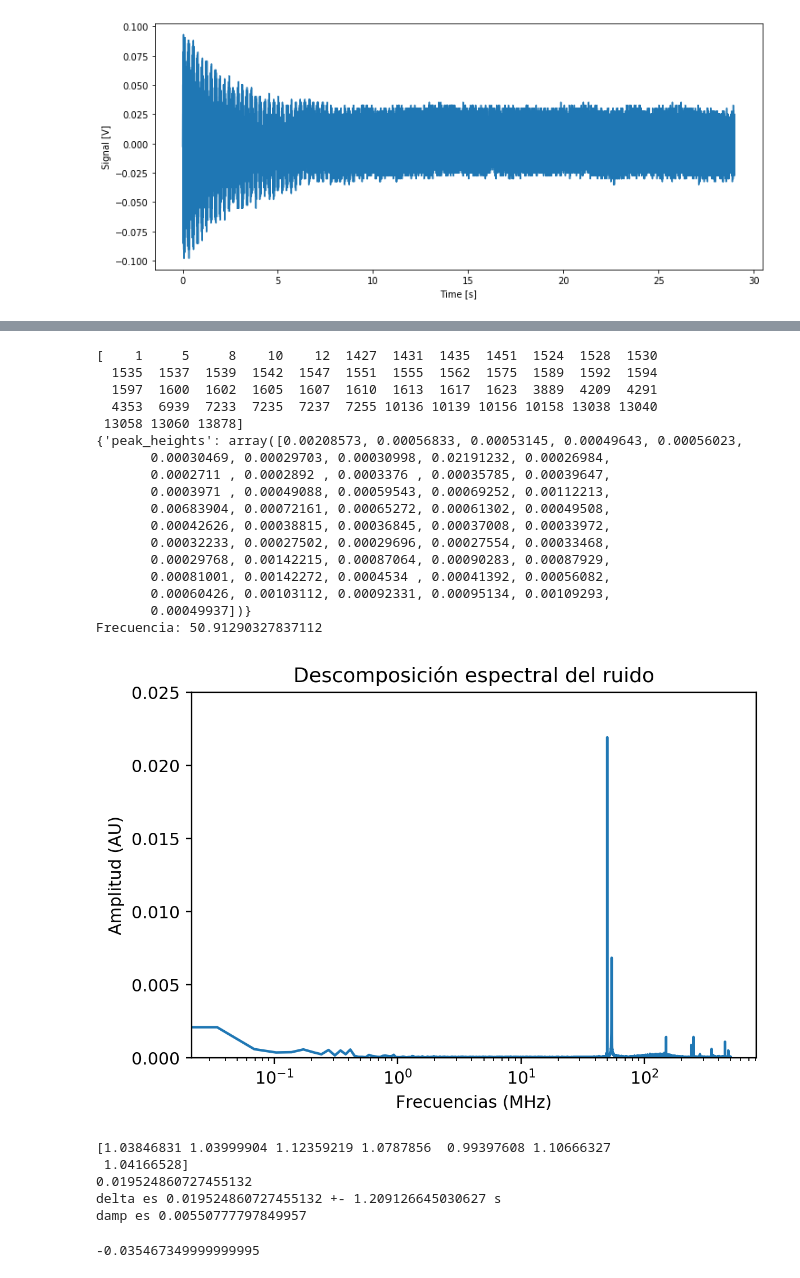
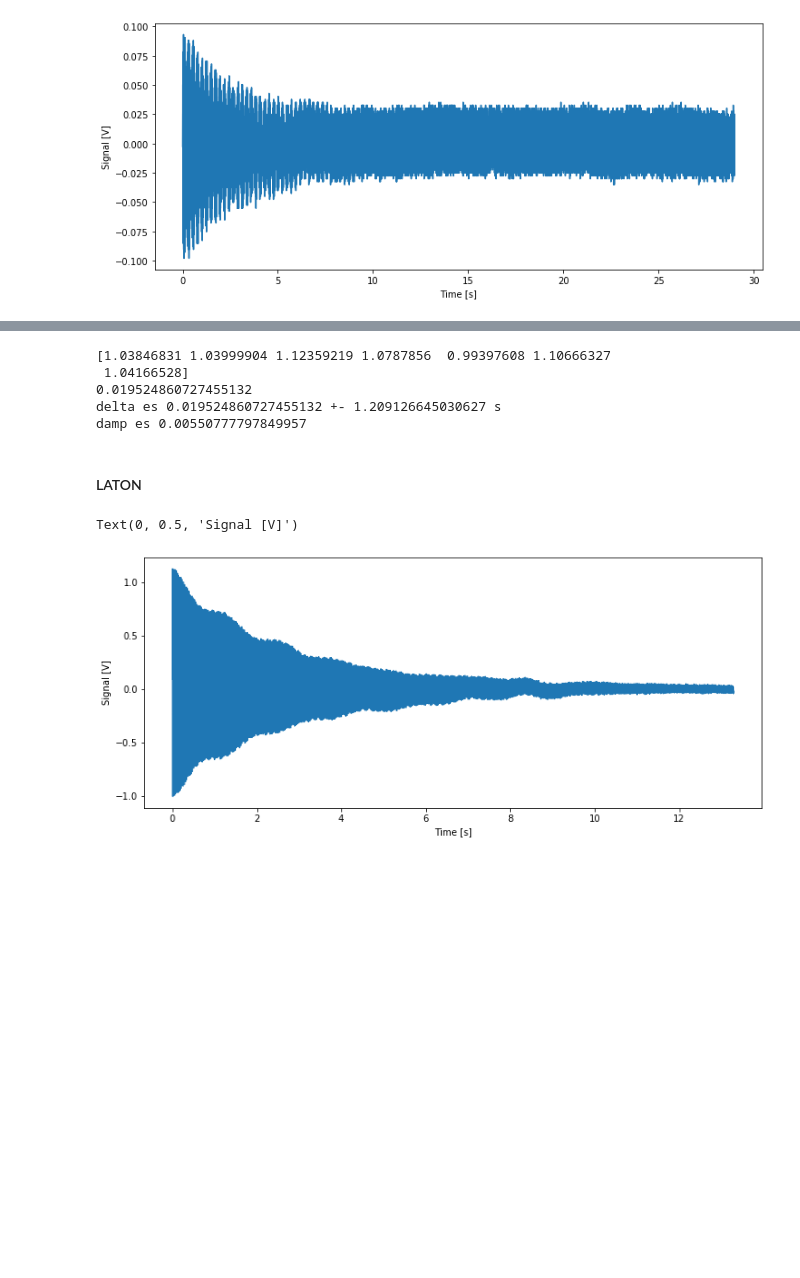
Before and after one commit to LunaKadysz/Laboratorio-4, a Jupyter notebook: Practica3/Practica3.ipynb, the cells around one changed output, grey strips where cells are left out. Cells and saved outputs as stored; diff of their text form; code cells hidden in the pictures; blank space fills up the shorter version.

```diff
--- a/Practica3/Practica3.ipynb
+++ b/Practica3/Practica3.ipynb
@@ -375,31 +379,3 @@ Text(0, 0.5, 'Signal [V]')
-# %%
-%matplotlib qt
-fsamp = 1/0.001
-MakeSpectralPlot(v, fsamp)
-plt.ylim(0,0.025)
-#plt.xlim(0.2,10)
-
-f_ = np.array(plt.ginput(2))
-print(f'Frecuencia: {np.median([f_[0][0] ,f_[1][0] ])}')
-# %% [output]
-[    1     5     8    10    12  1427  1431  1435  1451  1524  1528  1530
-  1535  1537  1539  1542  1547  1551  1555  1562  1575  1589  1592  1594
-  1597  1600  1602  1605  1607  1610  1613  1617  1623  3889  4209  4291
-  4353  6939  7233  7235  7237  7255 10136 10139 10156 10158 13038 13040
- 13058 13060 13878]
-{'peak_heights': array([0.00208573, 0.00056833, 0.00053145, 0.00049643, 0.00056023,
-       0.00030469, 0.00029703, 0.00030998, 0.02191232, 0.00026984,
-       0.0002711 , 0.0002892 , 0.0003376 , 0.00035785, 0.00039647,
-       0.0003971 , 0.00049088, 0.00059543, 0.00069252, 0.00112213,
-       0.00683904, 0.00072161, 0.00065272, 0.00061302, 0.00049508,
-       0.00042626, 0.00038815, 0.00036845, 0.00037008, 0.00033972,
-       0.00032233, 0.00027502, 0.00029696, 0.00027554, 0.00033468,
-       0.00029768, 0.00142215, 0.00087064, 0.00090283, 0.00087929,
-       0.00081001, 0.00142272, 0.0004534 , 0.00041392, 0.00056082,
-       0.00060426, 0.00103112, 0.00092331, 0.00095134, 0.00109293,
-       0.00049937])}
-Frecuencia: 50.91290327837112
-[figure, removed]
 # %%
 delta_ = delta(maximos)
 damp = delta_/np.sqrt(4 * np.pi + delta_**2)
@@ -411,7 +387,23 @@ print(f'damp es {damp}')
 0.019524860727455132
 delta es 0.019524860727455132 +- 1.209126645030627 s
 damp es 0.00550777797849957
-# %%
-0.04191596 - 0.07738331
-# %% [output]
--0.035467349999999995
+# %% [markdown]
+#### LATON
+# %%
+t = files['laton_3']['t'][2100:]
+v = files['laton_3']['v'][2100:]
+
+# arreglo un poco
+v = v - np.median(v) #corro el 0
+t= np.linspace(0, len(t)/2100, len(t))
+# %%
+%matplotlib inline
+from scipy.signal import find_peaks
+plt.figure(figsize = (12,5))
+plt.clf()
+plt.plot(t,v)
+plt.xlabel("Time [s]")
+plt.ylabel("Signal [V]")
+# %% [output]
+Text(0, 0.5, 'Signal [V]')
+[figure, added]
```
Also changed, not shown: parts of 9 cells of this notebook.
